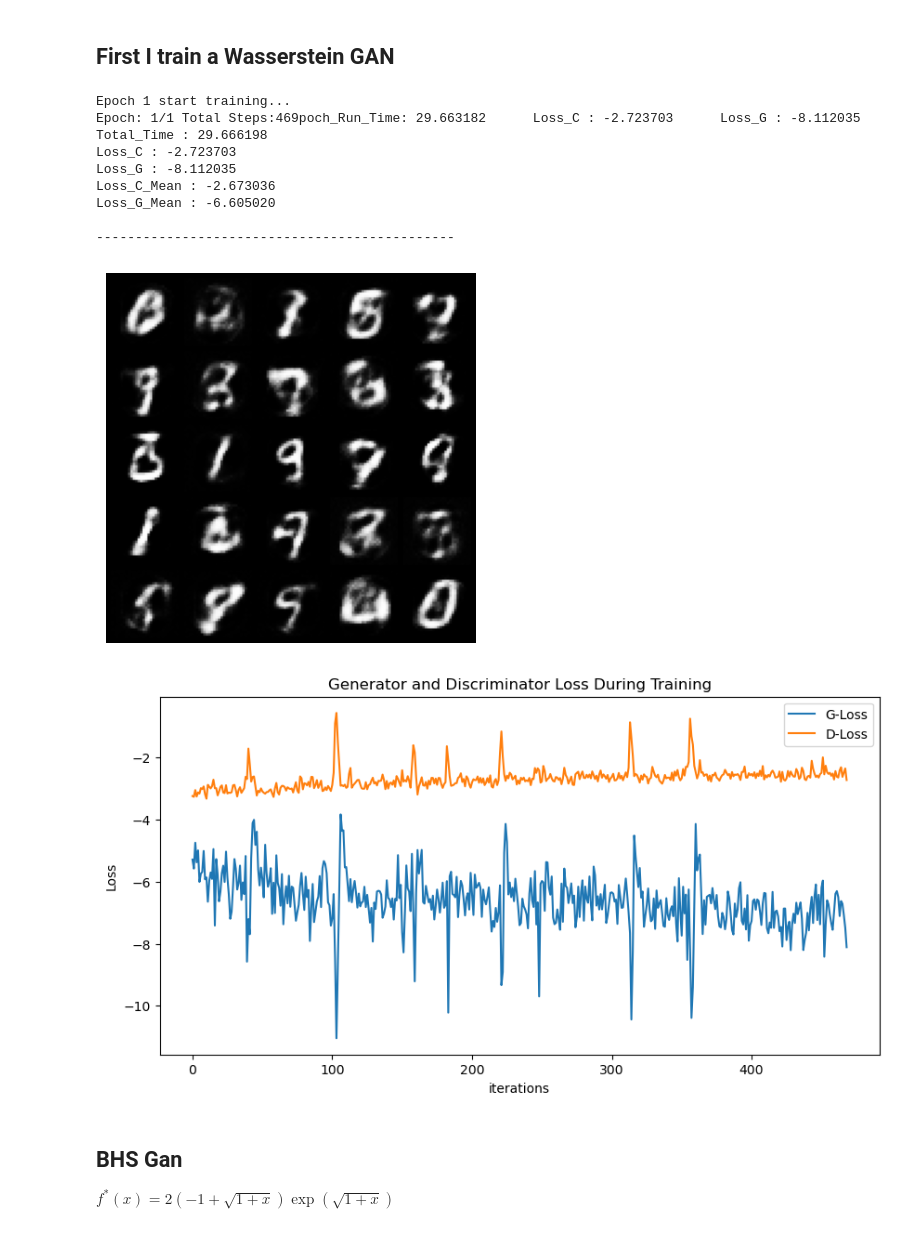
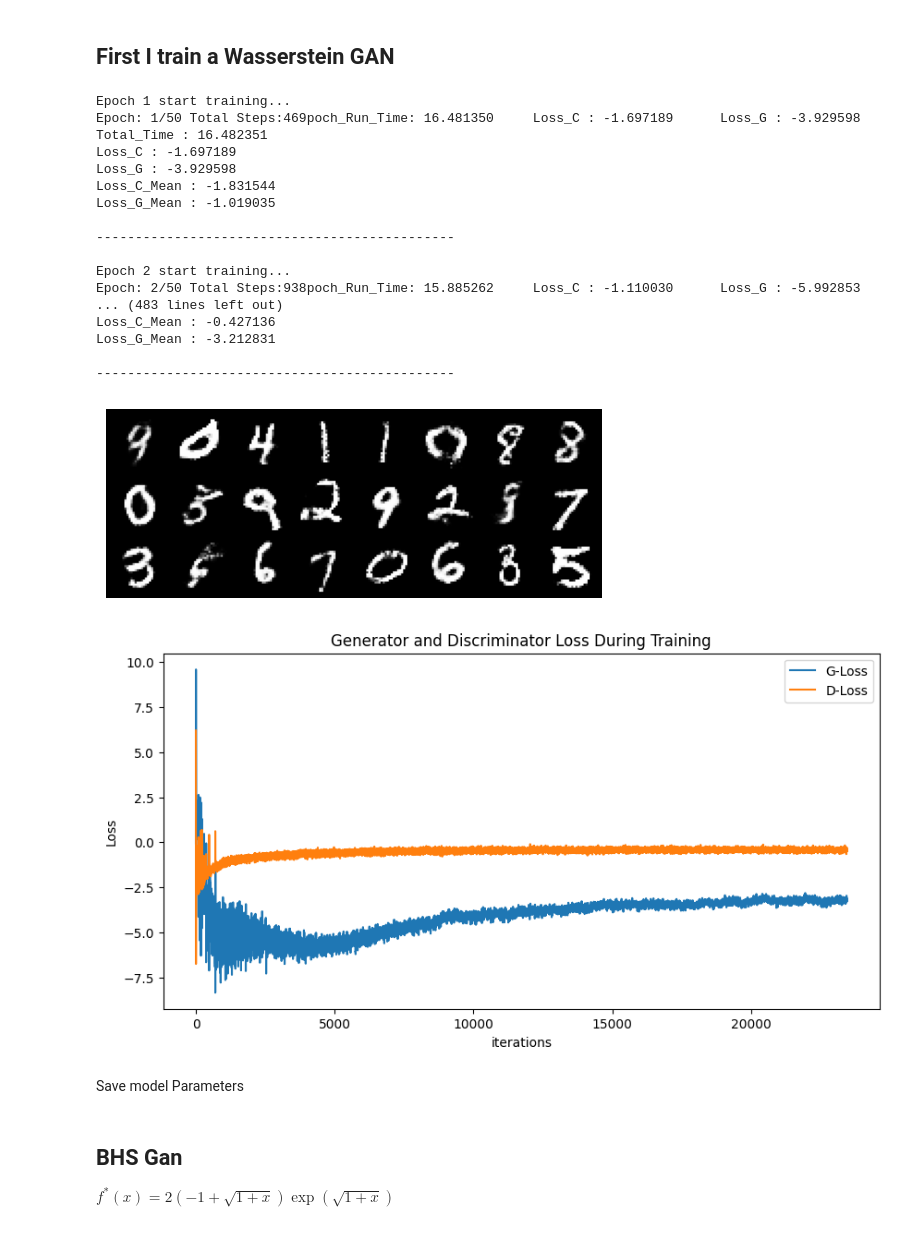
Before and after one commit to AlexF1994/bhsgan, a Jupyter notebook: mnist.ipynb, the cells around one changed output. Cells and saved outputs as stored; diff of their text form; code cells hidden in the pictures.

```diff
--- a/mnist.ipynb
+++ b/mnist.ipynb
@@ -67,11 +72,14 @@ test_noise_bhs = get_noise(25, latent_dim_bhs, device)
 # %% [markdown]
 ## First I train a Wasserstein GAN
 # %%
+torch.manual_seed(96)
+random.seed(96)
+
 training_params = TrainingParams(lr_dis=0.0002,
                                  lr_gen=0.0002,
-                                 num_epochs=1,
-                                 num_dis_updates=5,
-                                 num_gen_updates=1,
+                                 num_epochs=50,
+                                 num_dis_updates=4,
+                                 num_gen_updates=3,
                                  beta_1=0.5,
                                  batch_size=batch_size)
 # %%
@@ -83,22 +91,34 @@ trainer_wgan = Trainer(training_params, generator_wasserstein, discriminator_was
 trained_wgan = trainer_wgan.train_gan(dataloader, get_dis_loss_wasserstein, get_gen_loss_wasserstein, True, flatten_dim=28*28)
 # %% [output]
 Epoch 1 start training...
-Epoch: 1/1 Total Steps:469poch_Run_Time: 29.663182      Loss_C : -2.723703      Loss_G : -8.112035
-Total_Time : 29.666198
-Loss_C : -2.723703
-Loss_G : -8.112035
-Loss_C_Mean : -2.673036
-Loss_G_Mean : -6.605020
+Epoch: 1/50 Total Steps:469poch_Run_Time: 16.481350     Loss_C : -1.697189      Loss_G : -3.929598
+Total_Time : 16.482351
+Loss_C : -1.697189
+Loss_G : -3.929598
+Loss_C_Mean : -1.831544
+Loss_G_Mean : -1.019035
 
 ----------------------------------------------
+
+Epoch 2 start training...
+Epoch: 2/50 Total Steps:938poch_Run_Time: 15.885262     Loss_C : -1.110030      Loss_G : -5.992853
+... (483 lines left out)
+Loss_C_Mean : -0.427136
+Loss_G_Mean : -3.212831
+
+----------------------------------------------
 # %%
 # show generated images
+torch.manual_seed(12)
+test_noise = get_noise(25, latent_dim, device)
 generated_images_wasserstein = trained_wgan.generator(test_noise)
-plot_tensor_images(generated_images_wasserstein, num_images=25)
+plot_tensor_images(generated_images_wasserstein, num_images=24)
 # %% [output]
-[figure, old version]
+[figure, new version]
 # %%
 # plot losses
 plot_losses(trained_wgan.generator_losses, trained_wgan.discriminator_losses)
 # %% [output]
-[figure, old version]
+[figure, new version]
+# %% [markdown]
+Save model Parameters
```
Also changed, not shown: parts of 31 cells of this notebook, 13 other files.
